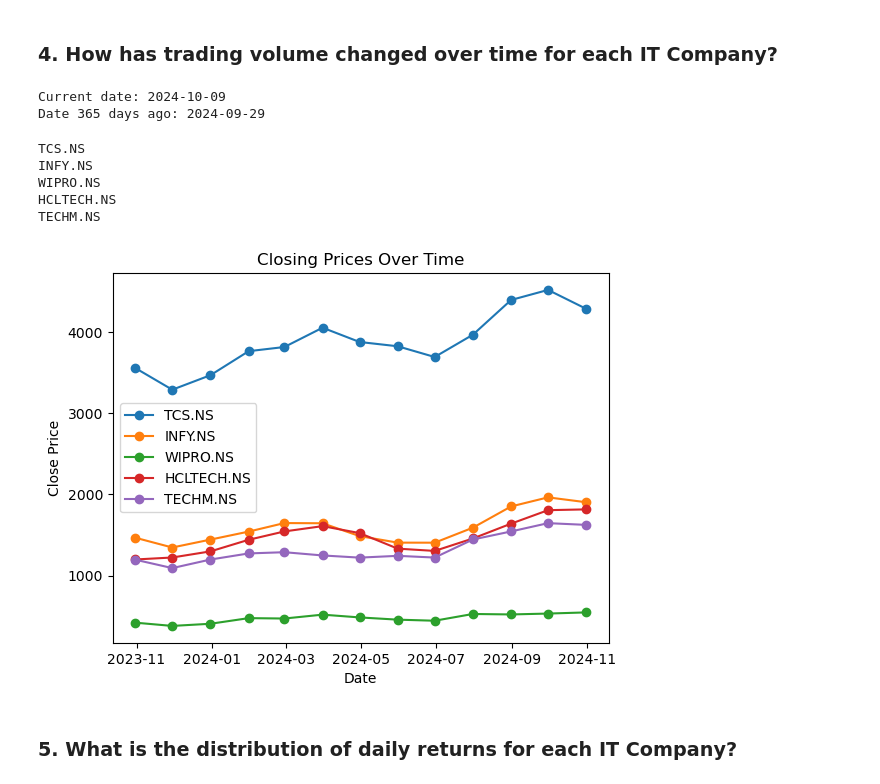
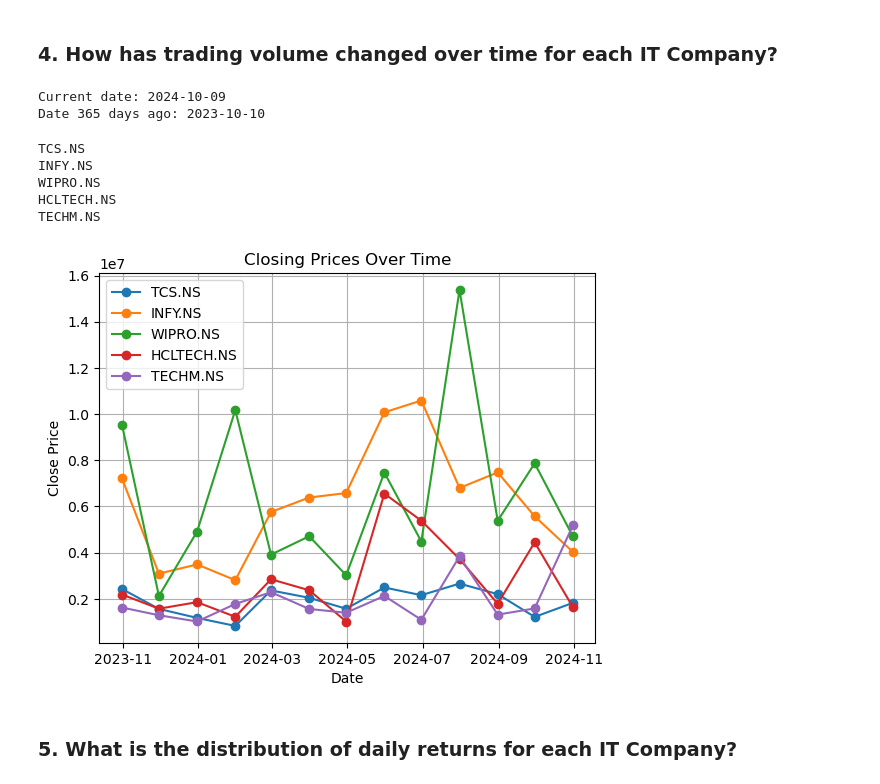
Before and after one commit to kakani17481a0566/My_Projects, a Jupyter notebook: EDA/live_stock/it.ipynb, the cells around one changed output. Drawn from its saved outputs; the diff is of its cells as text; code cells hidden in the pictures.

```diff
--- a/EDA/live_stock/it.ipynb
+++ b/EDA/live_stock/it.ipynb
@@ -258,38 +258,39 @@ df_4 = data_load
 # Get the current date
 current_date = pd.Timestamp.now()
 # Calculate the date 30 days prior
-date_10_days_ago = current_date - pd.Timedelta(days=10)
+days_365_current_date = current_date - pd.Timedelta(days=365)
 # Print the results
 print("Current date:", current_date.strftime('%Y-%m-%d'))
-print("Date 365 days ago:", date_10_days_ago.strftime('%Y-%m-%d'))
+print("Date 365 days ago:", days_365_current_date.strftime('%Y-%m-%d'))
 # %% [output]
 Current date: 2024-10-09
-Date 365 days ago: 2024-09-29
+Date 365 days ago: 2023-10-10
 # %%
 
 for ticker in df_4['Ticker'].unique():
     print(ticker)
 
     ticker_data = df_4[(df_4.index <= current_date) &
                        (df_4.index >= days_365_current_date) &
                        (df_4['Ticker'] == ticker)]
 
     filtered_set = ticker_data.resample('ME').first()
 
-    plt.plot(filtered_set['Close'], label=ticker,marker ='o')
+    plt.plot(filtered_set['Volume'], label=ticker,marker ='o')
 
 plt.legend()
 plt.xlabel('Date')
 plt.ylabel('Close Price')
 plt.title('Closing Prices Over Time')
+plt.grid()
 plt.show()
 # %% [output]
 TCS.NS
 INFY.NS
 WIPRO.NS
 HCLTECH.NS
 TECHM.NS
-[figure, old version]
+[figure, new version]
 # %% [markdown]
 ### 5. **What is the distribution of daily returns for each IT Company?**
 # %%
```
Also changed, not shown: parts of 12 cells of this notebook, 1 other file.
